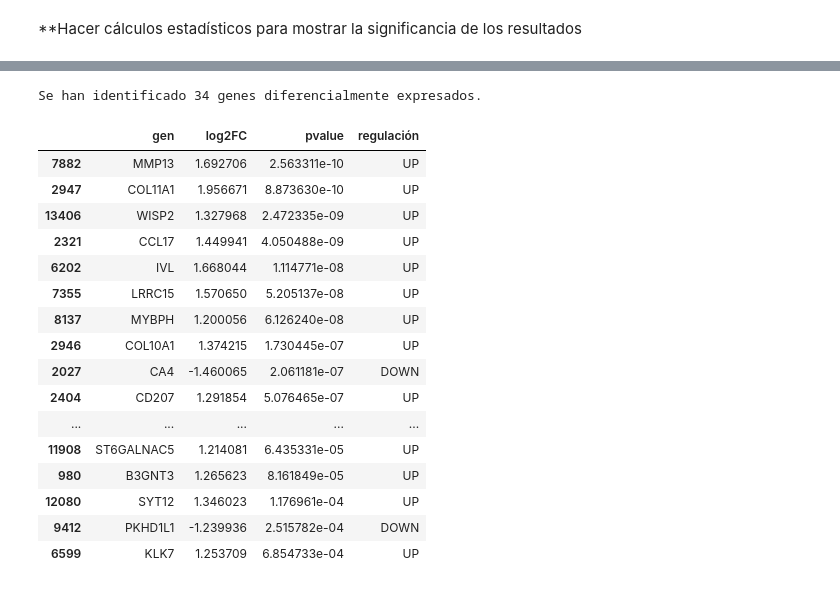
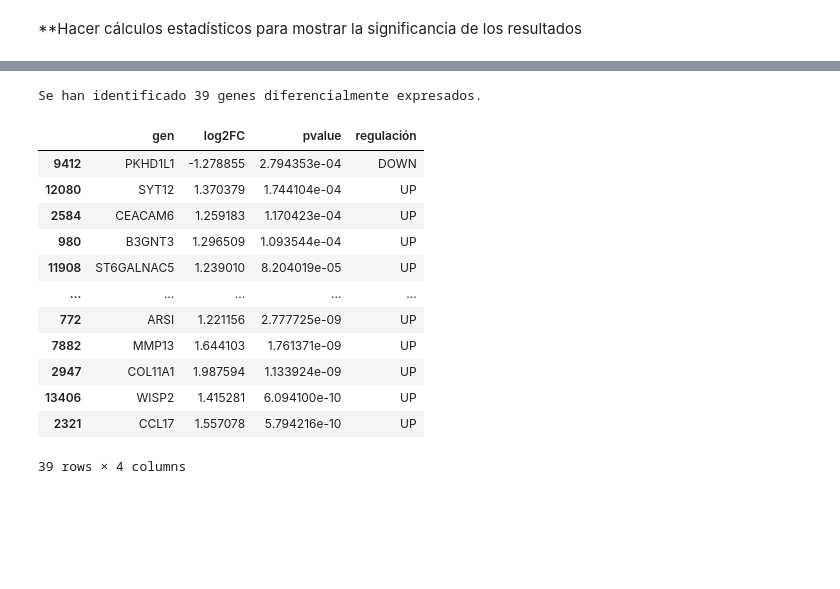
Before and after one commit to lolabarrios/Proyect_Break_EDA, a Jupyter notebook: codigo_EDA.ipynb, the cells around one changed output, grey strips where cells are left out. Drawn from its saved outputs; the diff is of its cells as text; code cells hidden in the pictures; blank space fills up the shorter version.

```diff
--- a/codigo_EDA.ipynb
+++ b/codigo_EDA.ipynb
@@ -187,9 +713,0 @@ plt.rcParams['figure.figsize'] = (12, 6)
-# %%
-# Distribución de la EDAD
-df_combined['years_to_birth'] = pd.to_numeric(df_combined['years_to_birth'], errors='coerce') # Convertimos a numérico por seguridad
-plt.figure(figsize=(10, 5))
-sns.histplot(data=df_combined, x='years_to_birth', kde=True, color='skyblue')
-plt.title('Distribución de Edad de los Pacientes')
-plt.xlabel('Años')
-plt.ylabel('Frecuencia')
-plt.show()
@@ -350,0 +911,13 @@ for p in ax.patches:
+# %%
+# Relación entre tipo_histológico y estadio
+# Definimos el orden deseado, dejando 'Otros' al final
+orden_histologico = ['Clásico', 'Folicular', 'Tall Cell', 'Otros']
+
+# Convertimos la columna a tipo Categorical con el orden establecido
+df_clinical['tipo_histologico'] = pd.Categorical(
+    df_clinical['tipo_histologico'],
+    categories=orden_histologico,
+    ordered=True)
+
+plot_categorical_relationship_fin(df_clinical, 'tipo_histologico', 'estadio_patologico', relative_freq=True)
+calcular_test_categorico(df_clinical, 'tipo_histologico', 'estadio_patologico')
@@ -451,14 +1234,11 @@ plt.show()
 # %%
-from scipy.stats import ttest_ind
-import numpy as np
-
 # 1. Separar los datos de expresión por grupo de estadio
-early_exp = df_rna_filtrado.loc[df_combined[df_combined['stage_binary'] == 'Early (I-II)'].index]
-late_exp = df_rna_filtrado.loc[df_combined[df_combined['stage_binary'] == 'Advanced (III-IV)'].index]
+early_exp = df_rna.loc[df_combined[df_clinical['progresion_binaria'] == 'Temprano'].index]
+late_exp = df_rna.loc[df_combined[df_clinical['progresion_binaria'] == 'Tardío'].index]
 
 # 2. Calcular Log2 Fold Change y P-valor para cada gen
 results = []
-for gen in df_rna_filtrado.columns:
+for gen in df_rna.columns:
     # Media del grupo avanzado - Media del grupo temprano (en log2 es una resta)
     log2FC = late_exp[gen].mean() - early_exp[gen].mean()
 
@@ -500,39 +1286,36 @@ Ahora guardamos en un nuevo DataFrame el nombre de los genes que estan diferenci
 # %%
-# 1. Definimos los umbrales (usando los mismos de la gráfica)
+# Ahora guardamos en un nuevo DataFrame el nombre de los genes que estan diferencialmente expresados en el volcano plot
+# Definimos los umbrales (usando los mismos de la gráfica)
 p_threshold = 0.001
 log2fc_threshold = 1.2
 
-# 2. Filtramos los genes significativos
+# Filtramos los genes significativos
 # Genes sobre-expresados (derecha) y sub-expresados (izquierda)
 df_sig = df_volcano[(df_volcano['pvalue'] < p_threshold) &
                     (df_volcano['log2FC'].abs() > log2fc_threshold)].copy()
 
-# 3. Añadimos una columna para indicar si suben o bajan en estadios avanzados
+# Añadimos una columna para indicar si suben o bajan en estadios avanzados
 df_sig['regulación'] = df_sig['log2FC'].apply(lambda x: 'UP' if x > 0 else 'DOWN')
 
-# 4. Ordenamos por significancia estadística (-Log10 P-value)
-df_sig = df_sig.sort_values('neg_log10_p', ascending=False)
+# Ordenamos por significancia estadística:
+df_sig = df_sig.sort_values('pvalue', ascending=False)
 
-# 5. Guardamos/Mostramos el nuevo DataFrame
+# Guardamos/Mostramos el nuevo DataFrame
 df_genes_diferenciales = df_sig[['gen', 'log2FC', 'pvalue', 'regulación']]
 print(f"Se han identificado {len(df_genes_diferenciales)} genes diferencialmente expresados.")
 display(df_genes_diferenciales)
 # %% [output]
-Se han identificado 34 genes diferencialmente expresados.
+Se han identificado 39 genes diferencialmente expresados.
 |  | gen | log2FC | pvalue | regulación |
-| 7882 | MMP13 | 1.692706 | 2.563311e-10 | UP |
-| 2947 | COL11A1 | 1.956671 | 8.873630e-10 | UP |
-| 13406 | WISP2 | 1.327968 | 2.472335e-09 | UP |
-| 2321 | CCL17 | 1.449941 | 4.050488e-09 | UP |
-| 6202 | IVL | 1.668044 | 1.114771e-08 | UP |
-| 7355 | LRRC15 | 1.570650 | 5.205137e-08 | UP |
-| 8137 | MYBPH | 1.200056 | 6.126240e-08 | UP |
-| 2946 | COL10A1 | 1.374215 | 1.730445e-07 | UP |
-| 2027 | CA4 | -1.460065 | 2.061181e-07 | DOWN |
-| 2404 | CD207 | 1.291854 | 5.076465e-07 | UP |
+| 9412 | PKHD1L1 | -1.278855 | 2.794353e-04 | DOWN |
+| 12080 | SYT12 | 1.370379 | 1.744104e-04 | UP |
+| 2584 | CEACAM6 | 1.259183 | 1.170423e-04 | UP |
+| 980 | B3GNT3 | 1.296509 | 1.093544e-04 | UP |
+| 11908 | ST6GALNAC5 | 1.239010 | 8.204019e-05 | UP |
 | ... | ... | ... | ... | ... |
-| 11908 | ST6GALNAC5 | 1.214081 | 6.435331e-05 | UP |
-| 980 | B3GNT3 | 1.265623 | 8.161849e-05 | UP |
-| 12080 | SYT12 | 1.346023 | 1.176961e-04 | UP |
-| 9412 | PKHD1L1 | -1.239936 | 2.515782e-04 | DOWN |
-| 6599 | KLK7 | 1.253709 | 6.854733e-04 | UP |
+| 772 | ARSI | 1.221156 | 2.777725e-09 | UP |
+| 7882 | MMP13 | 1.644103 | 1.761371e-09 | UP |
+| 2947 | COL11A1 | 1.987594 | 1.133924e-09 | UP |
+| 13406 | WISP2 | 1.415281 | 6.094100e-10 | UP |
+| 2321 | CCL17 | 1.557078 | 5.794216e-10 | UP |
+39 rows × 4 columns
```
Also changed, not shown: parts of 68 cells of this notebook.
